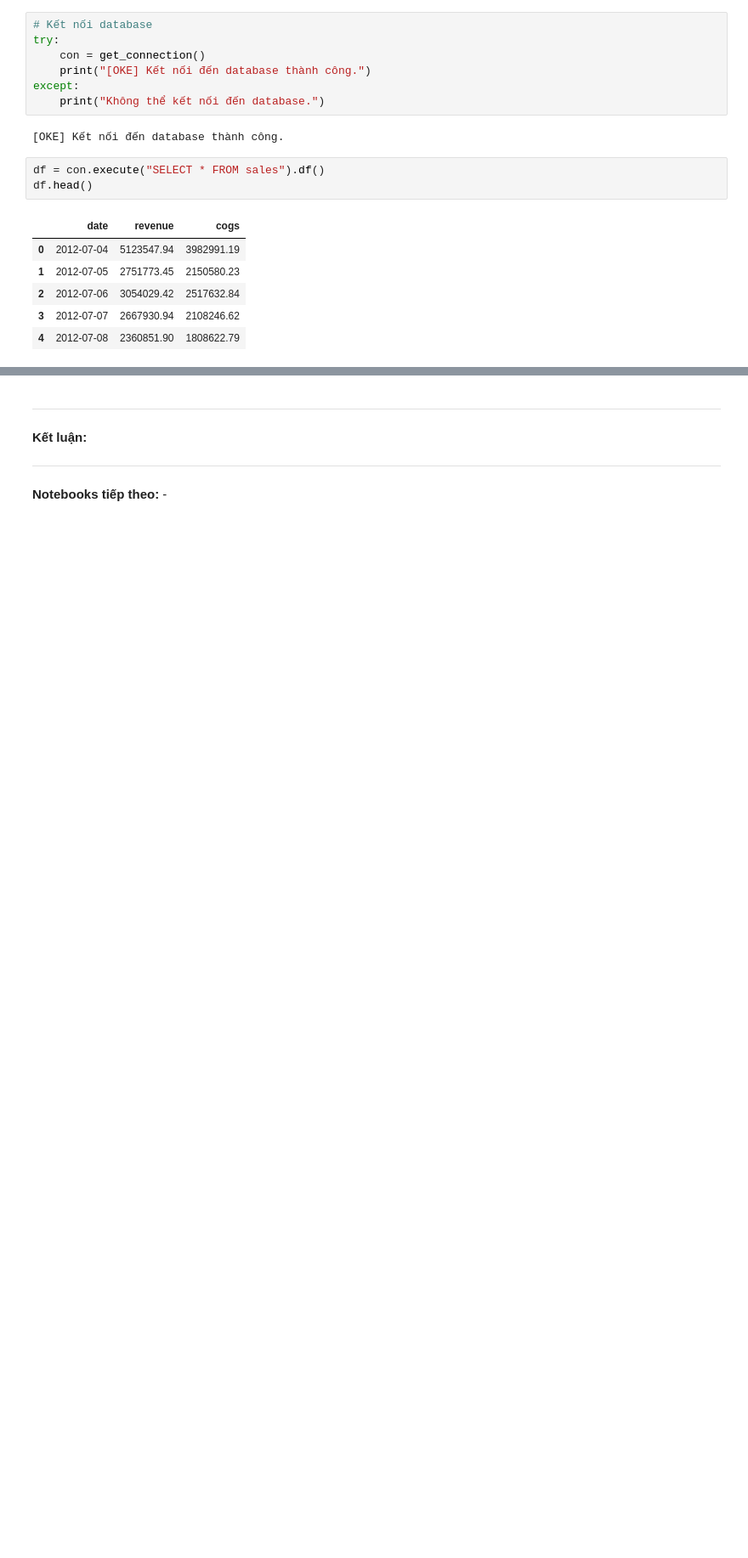
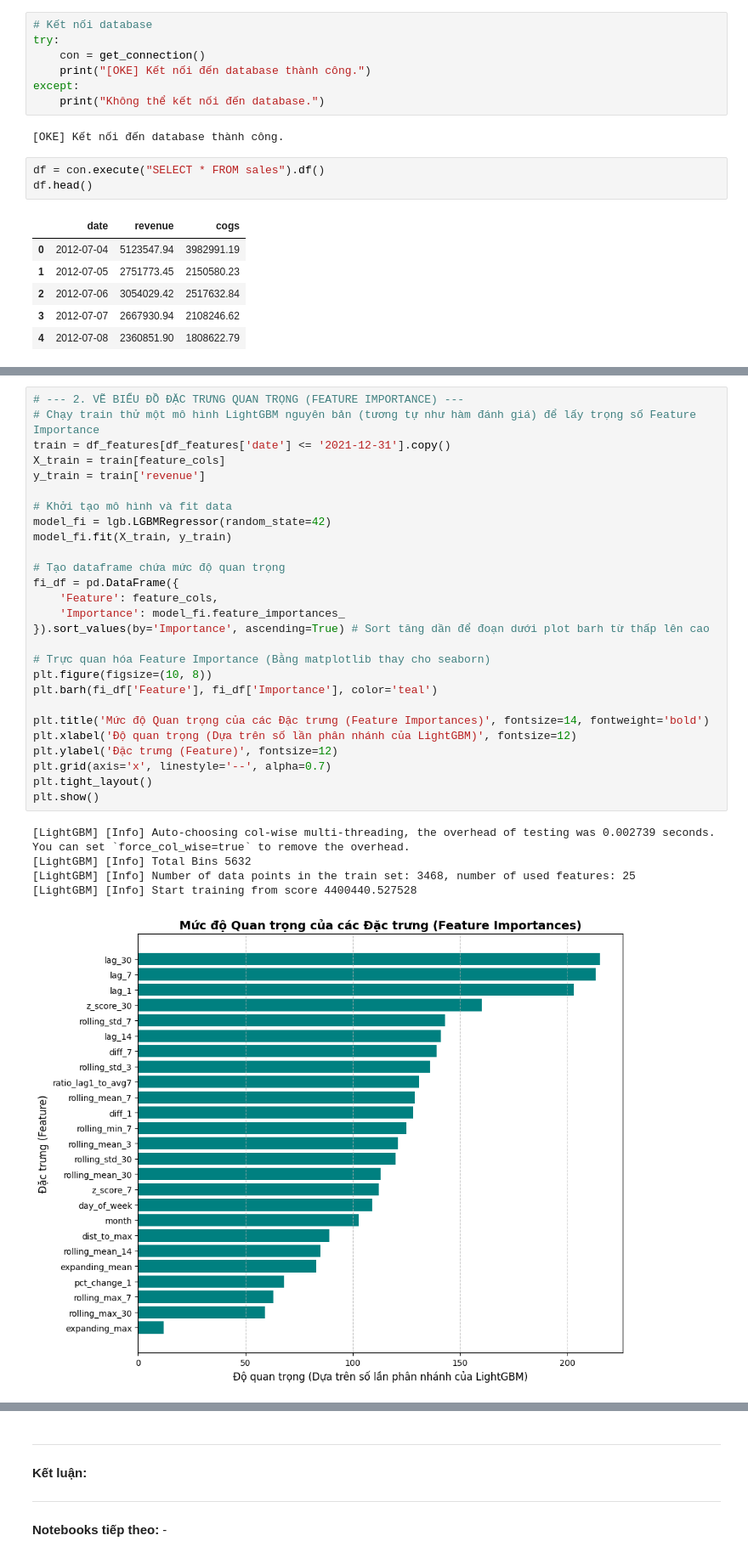
Before and after one commit to anhthu0910/vimchanhxa-datathon, a Jupyter notebook: notebooks/05_FEATURES_ENGINEER_.ipynb, the cells around one changed output, grey strips where cells are left out. Shown at 85% size. Saved outputs shown, nothing was run; the diff lists cells and outputs as text; blank space fills up the shorter version.

```diff
--- a/notebooks/05_FEATURES_ENGINEER_.ipynb
+++ b/notebooks/05_FEATURES_ENGINEER_.ipynb
@@ -50,0 +212,34 @@ df.head()
+# %%
+# --- 2. VẼ BIỂU ĐỒ ĐẶC TRƯNG QUAN TRỌNG (FEATURE IMPORTANCE) ---
+# Chạy train thử một mô hình LightGBM nguyên bản (tương tự như hàm đánh giá) để lấy trọng số Feature Importance
+train = df_features[df_features['date'] <= '2021-12-31'].copy()
+X_train = train[feature_cols]
+y_train = train['revenue']
+
+# Khởi tạo mô hình và fit data
+model_fi = lgb.LGBMRegressor(random_state=42)
+model_fi.fit(X_train, y_train)
+
+# Tạo dataframe chứa mức độ quan trọng
+fi_df = pd.DataFrame({
+    'Feature': feature_cols,
+    'Importance': model_fi.feature_importances_
+}).sort_values(by='Importance', ascending=True) # Sort tăng dần để đoạn dưới plot barh từ thấp lên cao
+
+# Trực quan hóa Feature Importance (Bằng matplotlib thay cho seaborn)
+plt.figure(figsize=(10, 8))
+plt.barh(fi_df['Feature'], fi_df['Importance'], color='teal')
+
+plt.title('Mức độ Quan trọng của các Đặc trưng (Feature Importances)', fontsize=14, fontweight='bold')
+plt.xlabel('Độ quan trọng (Dựa trên số lần phân nhánh của LightGBM)', fontsize=12)
+plt.ylabel('Đặc trưng (Feature)', fontsize=12)
+plt.grid(axis='x', linestyle='--', alpha=0.7)
+plt.tight_layout()
+plt.show()
+# %% [output]
+[LightGBM] [Info] Auto-choosing col-wise multi-threading, the overhead of testing was 0.002739 seconds.
+You can set `force_col_wise=true` to remove the overhead.
+[LightGBM] [Info] Total Bins 5632
+[LightGBM] [Info] Number of data points in the train set: 3468, number of used features: 25
+[LightGBM] [Info] Start training from score 4400440.527528
+[figure, added]
```
Also changed, not shown: parts of 12 cells of this notebook, 3 other files.
